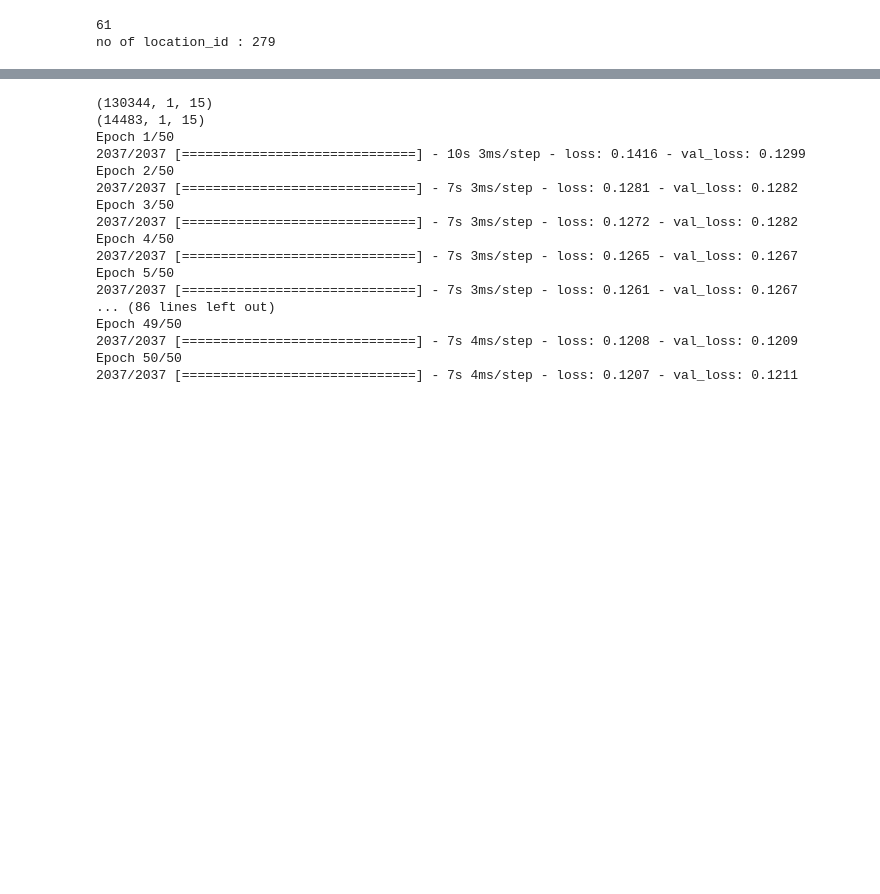
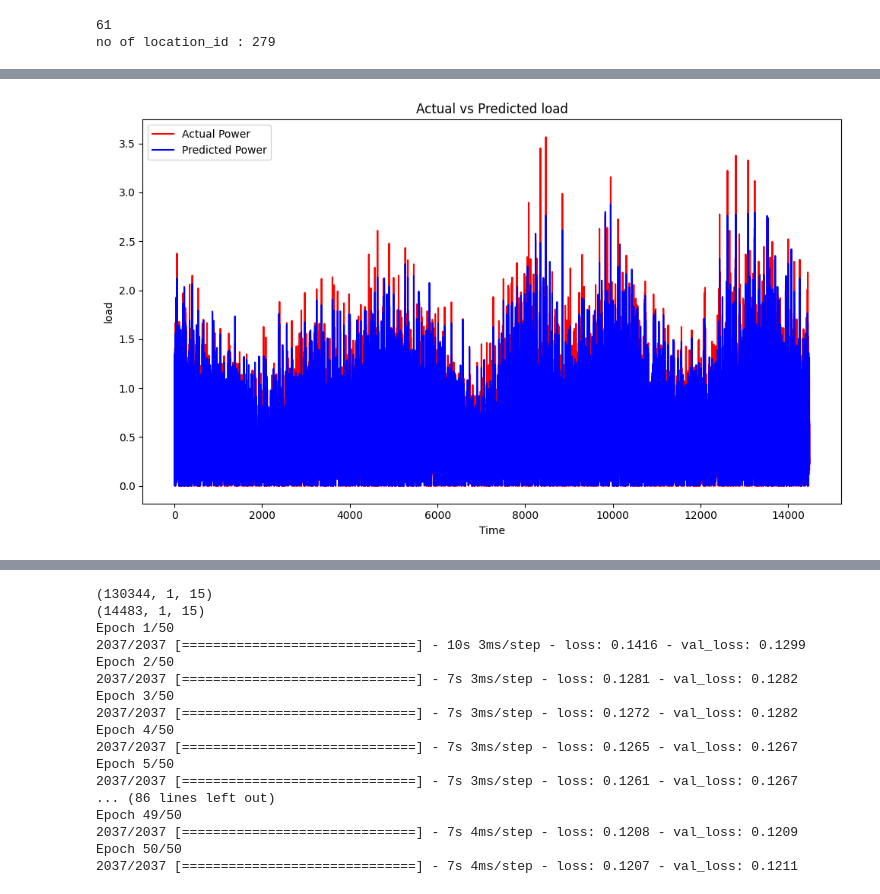
Before and after one commit to Harshvardhan1407/TensorFlow, a Jupyter notebook: model_individual_meters.ipynb, the cells around one changed output, grey strips where cells are left out. Saved outputs shown, nothing was run; the diff lists cells and outputs as text; code cells hidden in the pictures; blank space fills up the shorter version.

Commit message:
global model

```diff
--- a/model_individual_meters.ipynb
+++ b/model_individual_meters.ipynb
@@ -579,0 +639,86 @@ Epoch 20/20
+# %%
+from sklearn.model_selection import TimeSeriesSplit
+
+xgb_model = XGBRegressor()
+xgb_model.fit(train_features, train_label)
+
+# Calculate and print model evaluation metrics for this sensor
+train_score = xgb_model.score(train_features, train_label)
+print(f"Initial Train Score {train_score}")
+
+# Perform hyperparameter tuning using RandomizedSearchCV
+param_grid = {
+        "n_estimators" : [200, 250, 300, 350,400, 450, 500, 550, 600, 650],
+        "max_depth": [ 10, 15, 20, 25, 30, 35, 40], # 1, 2, 3, 5,
+        "learning_rate": [0.0001, 0.001,0.01, 0.1, 0.3, 0.02, 0.2, 1, 0.03],
+        "subsample": [0.1, 0.5, 0.7, 0.3, 0.2,0.4, 0.6],
+        "colsample_bytree":  [0.1, 0.5, 0.7, 0.3, 0.2,0.4,0.6],
+        'reg_alpha': [0.01, 0.1, 0.3, 0.02, 0.2, 1, 0.03],
+        'reg_lambda': [0.01, 0.1, 0.5, 1.0],  # Add L2 regularization
+
+    # 'n_estimators': [100, 200, 300, 400, 500],
+    # 'max_depth': [3, 5, 7, 10],
+    # 'learning_rate': [0.01, 0.05, 0.1, 0.2],
+    # 'subsample': [0.5, 0.7, 0.8, 1.0],
+    # 'colsample_bytree': [0.5, 0.7, 1.0],
+    # 'reg_alpha': [0.01, 0.1, 0.5, 1.0]
+
+        # "n_estimators": [200, 250, 300, 350,400, 450, 500],
+        # "max_depth": [3,5,10,15, 20, 25,30],
+        # "learning_rate": [0.01, 0.1, 0.3, 0.02, 0.2, 1, 0.03],
+        # "subsample": [0.1, 0.5, 0.7, 0.3, 0.2,0.4,0.6],
+        # "colsample_bytree":  [0.1, 0.5, 0.7, 0.3, 0.2,0.4,0.6],
+        # 'reg_alpha': [0.01, 0.1, 0.3, 0.02, 0.2, 1, 0.03],
+        }
+
+# random_search = RandomizedSearchCV(xgb_model,
+#                                     param_distributions=param_grid,
+#                                     n_iter=5,
+#                                     scoring='neg_mean_squared_error',
+#                                     cv=5,
+#                                     random_state=100)
+
+# # Fit the RandomizedSearchCV to the data
+# # random_search.fit(X_train, y_train)
+# random_search.fit(train_features, train_label)
+
+tscv = TimeSeriesSplit(n_splits=5)
+random_search = RandomizedSearchCV(
+    estimator=xgb_model,
+    param_distributions=param_grid,
+    n_iter=10,
+    scoring='neg_mean_squared_error',
+    cv=tscv,  # Use time series split
+    verbose=1,
+    random_state=100
+)
+
+random_search.fit(train_features, train_label)
+
+
+# Get the best parameters
+best_params = random_search.best_params_
+print(f"Best Parameters: {best_params}")
+
+# Train the model with the best parameters
+best_xgb_model = XGBRegressor(n_estimators=best_params['n_estimators'],
+                                max_depth=best_params['max_depth'],
+                                learning_rate=best_params['learning_rate'],
+                                subsample=best_params['subsample'],
+                                colsample_bytree=best_params['colsample_bytree'],
+                                reg_alpha=best_params['reg_alpha'],
+                                base_score=0.5,
+                                booster='gbtree',
+                                # reg_lambda=best_params['reg_lambda'],
+                                objective='reg:squarederror')
+best_xgb_model.fit(train_features, train_label)
+
+# Evaluate the model on the test set
+test_score = best_xgb_model.score(train_features, train_label)
+print(f"TRAIN SCORE with hyperparameters tunning: {test_score}")
+
+best_xgb_model
+
+plot_prediction(val_label,best_xgb_model.predict(val_features))
+plot_prediction(test_label, best_xgb_model.predict(feature_scaler.transform(test_features)))
+# %% [output]
@@ -579,0 +734 @@ Epoch 20/20
+[figure, added]
```
Also changed, not shown: parts of 25 cells of this notebook.
